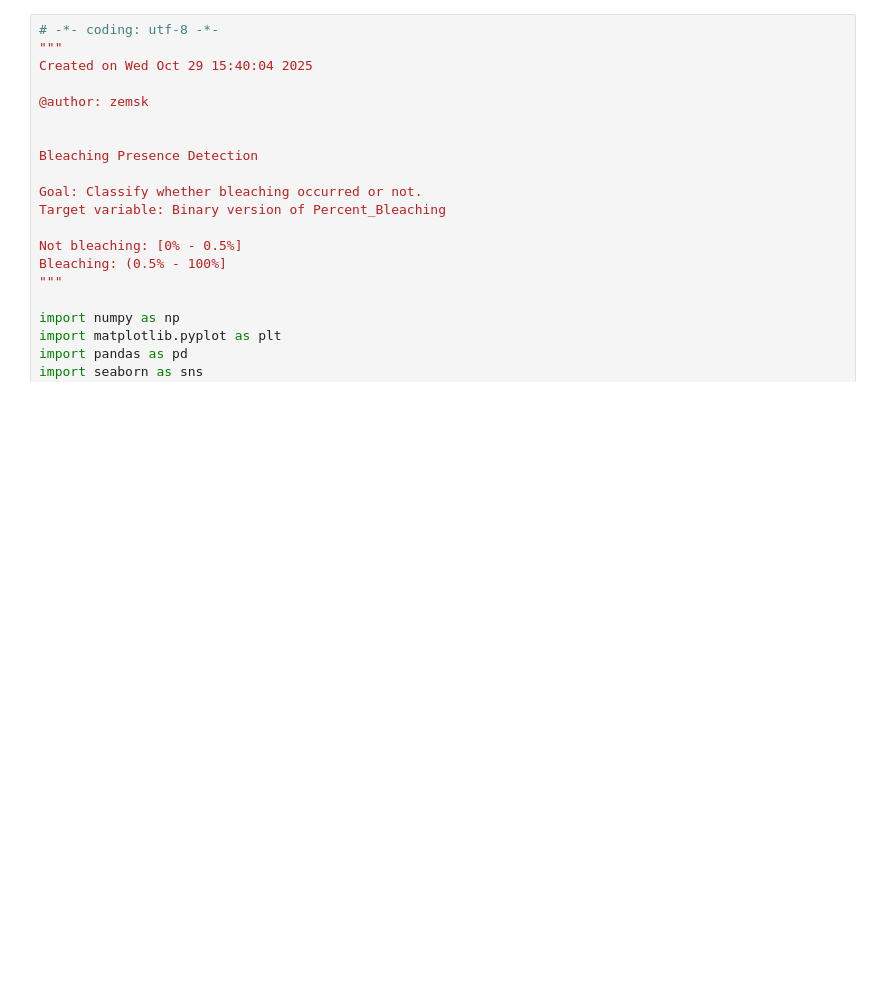
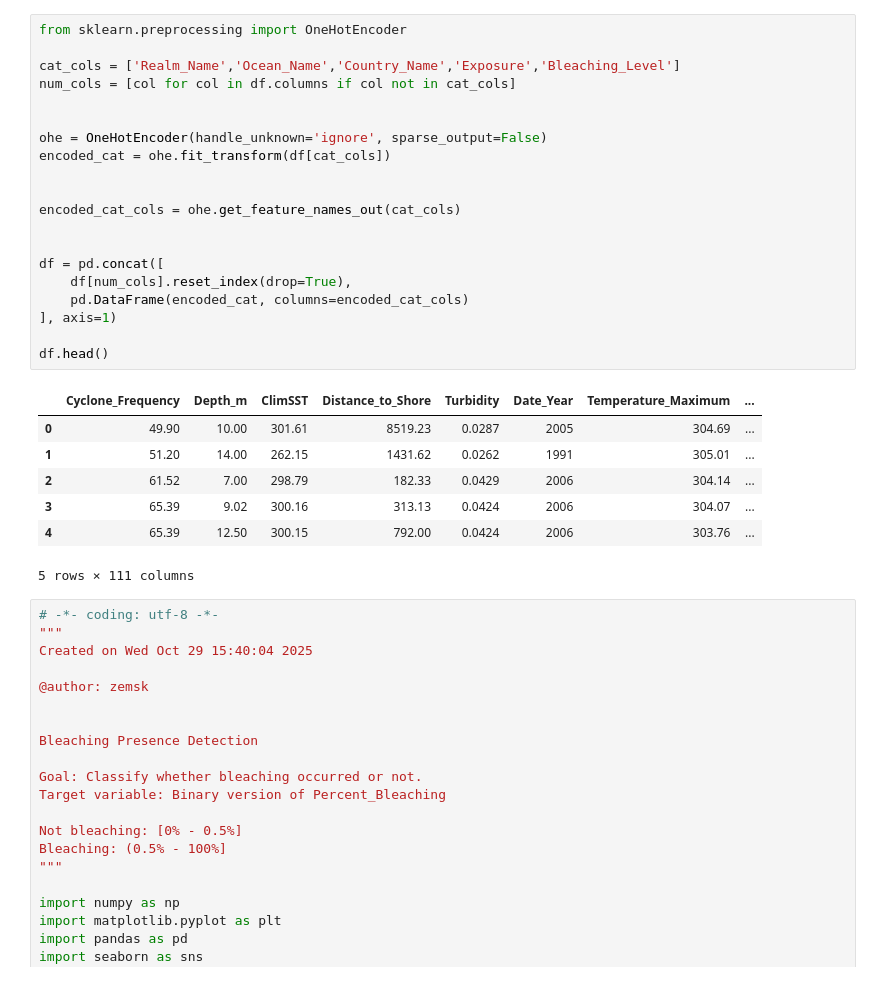
Before and after one commit to BopHockoB/Reef_Analysis, a Jupyter notebook: bleaching_classification_dataset_preprocessing.ipynb, the cells around one changed output. Cells and saved outputs as stored; diff of their text form; blank space fills up the shorter version.

```diff
--- a/bleaching_classification_dataset_preprocessing.ipynb
+++ b/bleaching_classification_dataset_preprocessing.ipynb
@@ -1,3 +85,31 @@
+# %%
+from sklearn.preprocessing import OneHotEncoder
+
+cat_cols = ['Realm_Name','Ocean_Name','Country_Name','Exposure','Bleaching_Level']
+num_cols = [col for col in df.columns if col not in cat_cols]
+
+
+ohe = OneHotEncoder(handle_unknown='ignore', sparse_output=False)
+encoded_cat = ohe.fit_transform(df[cat_cols])
+
+
+encoded_cat_cols = ohe.get_feature_names_out(cat_cols)
+
+
+df = pd.concat([
+    df[num_cols].reset_index(drop=True),
+    pd.DataFrame(encoded_cat, columns=encoded_cat_cols)
+], axis=1)
+
+df.head()
+# %% [output]
+|  | Cyclone_Frequency | Depth_m | ClimSST | Distance_to_Shore | Turbidity | Date_Year | Temperature_Maximum | ... |
+| 0 | 49.90 | 10.00 | 301.61 | 8519.23 | 0.0287 | 2005 | 304.69 | ... |
+| 1 | 51.20 | 14.00 | 262.15 | 1431.62 | 0.0262 | 1991 | 305.01 | ... |
+| 2 | 61.52 | 7.00 | 298.79 | 182.33 | 0.0429 | 2006 | 304.14 | ... |
+| 3 | 65.39 | 9.02 | 300.16 | 313.13 | 0.0424 | 2006 | 304.07 | ... |
+| 4 | 65.39 | 12.50 | 300.15 | 792.00 | 0.0424 | 2006 | 303.76 | ... |
+5 rows × 111 columns
 # %%
 # -*- coding: utf-8 -*-
 """
```
Also changed, not shown: parts of 10 cells of this notebook, 2 other files.
